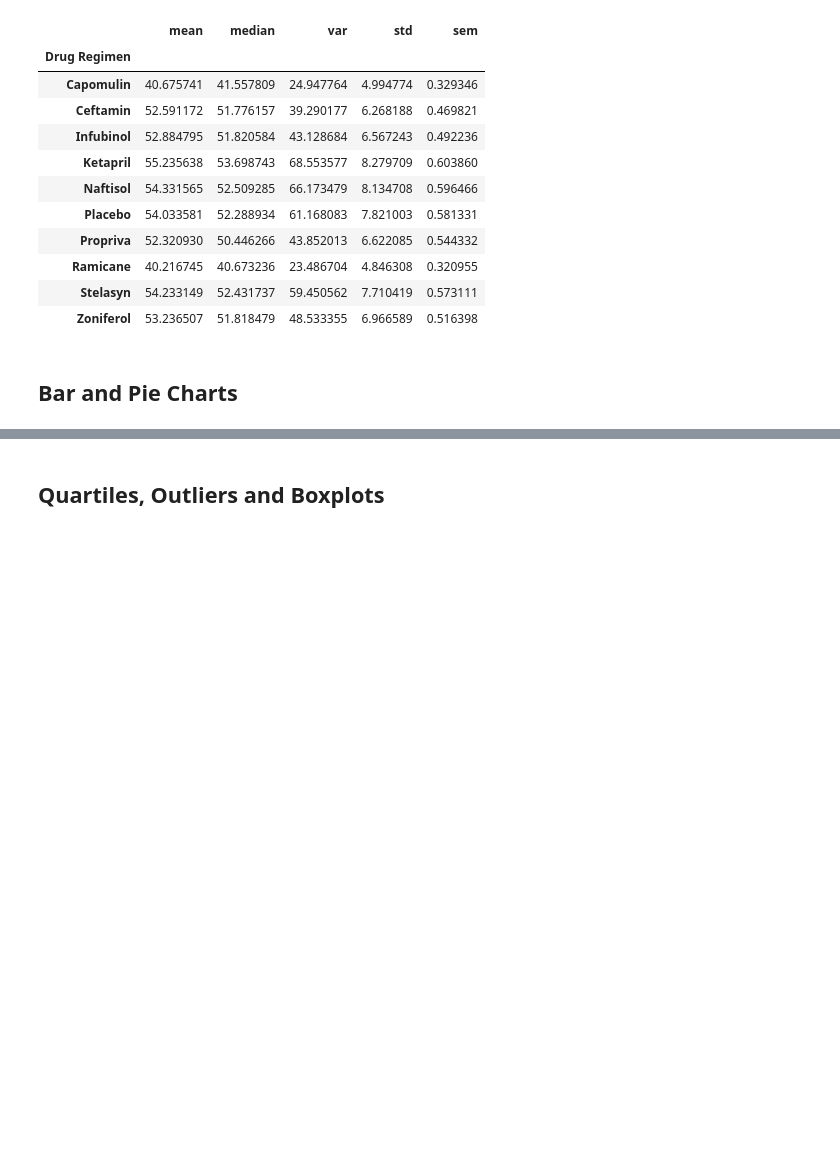
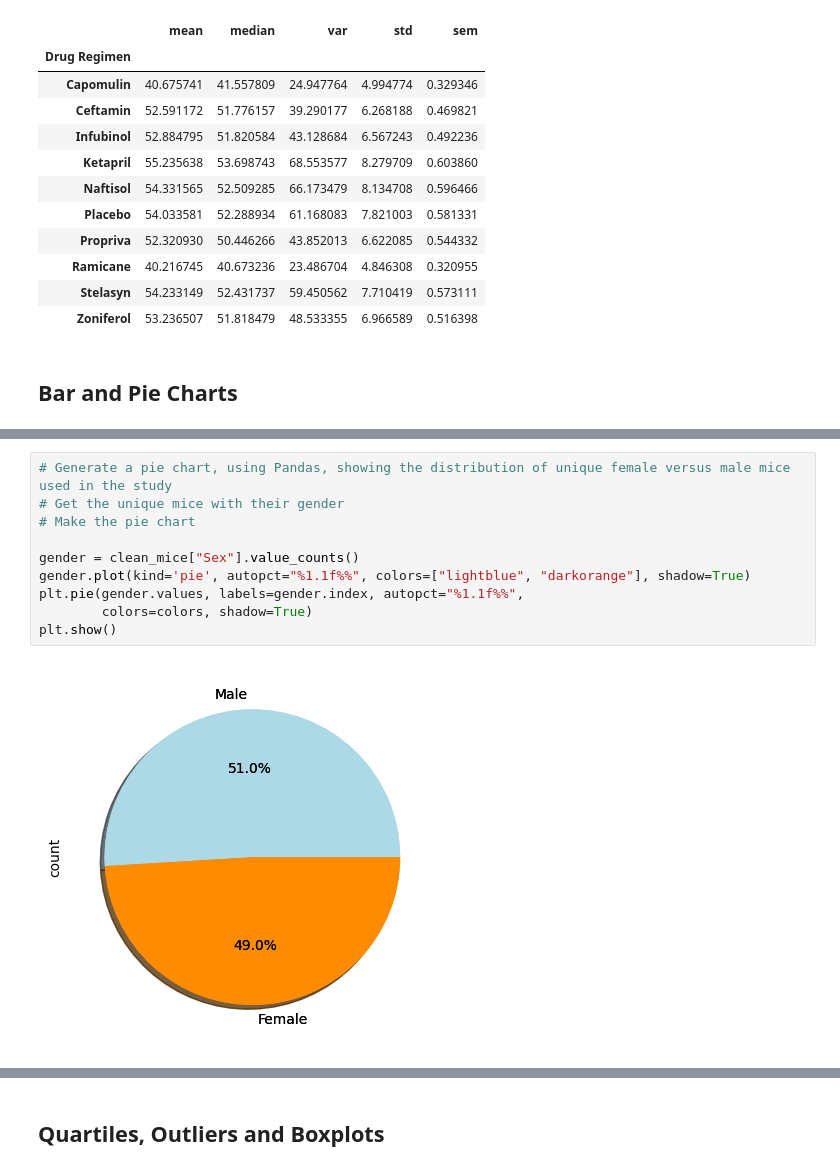
Before and after one commit to lilianag21/Pymaceuticals-Challenge, a Jupyter notebook: Pymaceuticals/pymaceuticals_starter.ipynb, the cells around one changed output, grey strips where cells are left out. Saved outputs shown, nothing was run; the diff lists cells and outputs as text; blank space fills up the shorter version.

```diff
--- a/Pymaceuticals/pymaceuticals_starter.ipynb
+++ b/Pymaceuticals/pymaceuticals_starter.ipynb
@@ -167 +186,13 @@ simplified_df.head(100)
+# %%
+# Generate a pie chart, using Pandas, showing the distribution of unique female versus male mice used in the study
+# Get the unique mice with their gender
+# Make the pie chart
+
+gender = clean_mice["Sex"].value_counts()
+gender.plot(kind='pie', autopct="%1.1f%%", colors=["lightblue", "darkorange"], shadow=True)
+plt.pie(gender.values, labels=gender.index, autopct="%1.1f%%",
+        colors=colors, shadow=True)
+plt.show()
+# %% [output]
+[figure, added]
 # %%
```
Also changed, not shown: parts of 18 cells of this notebook, 2 other files.
